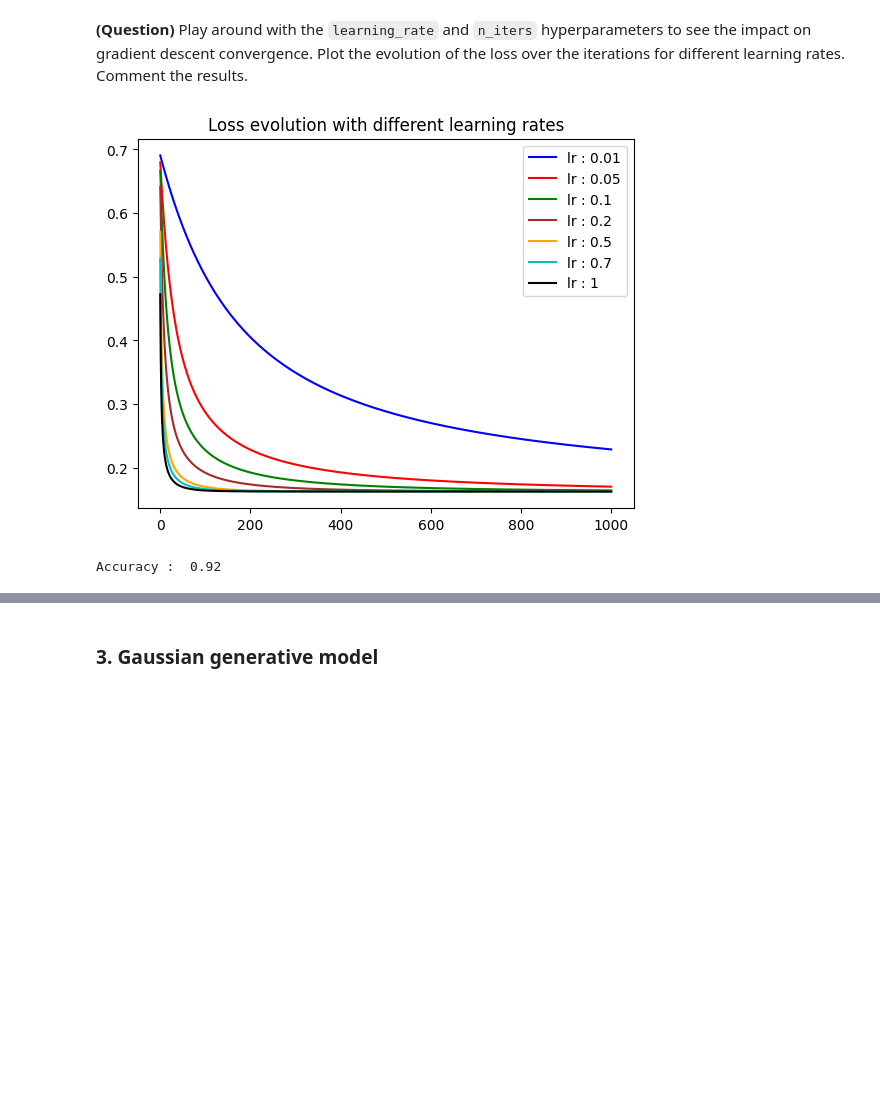
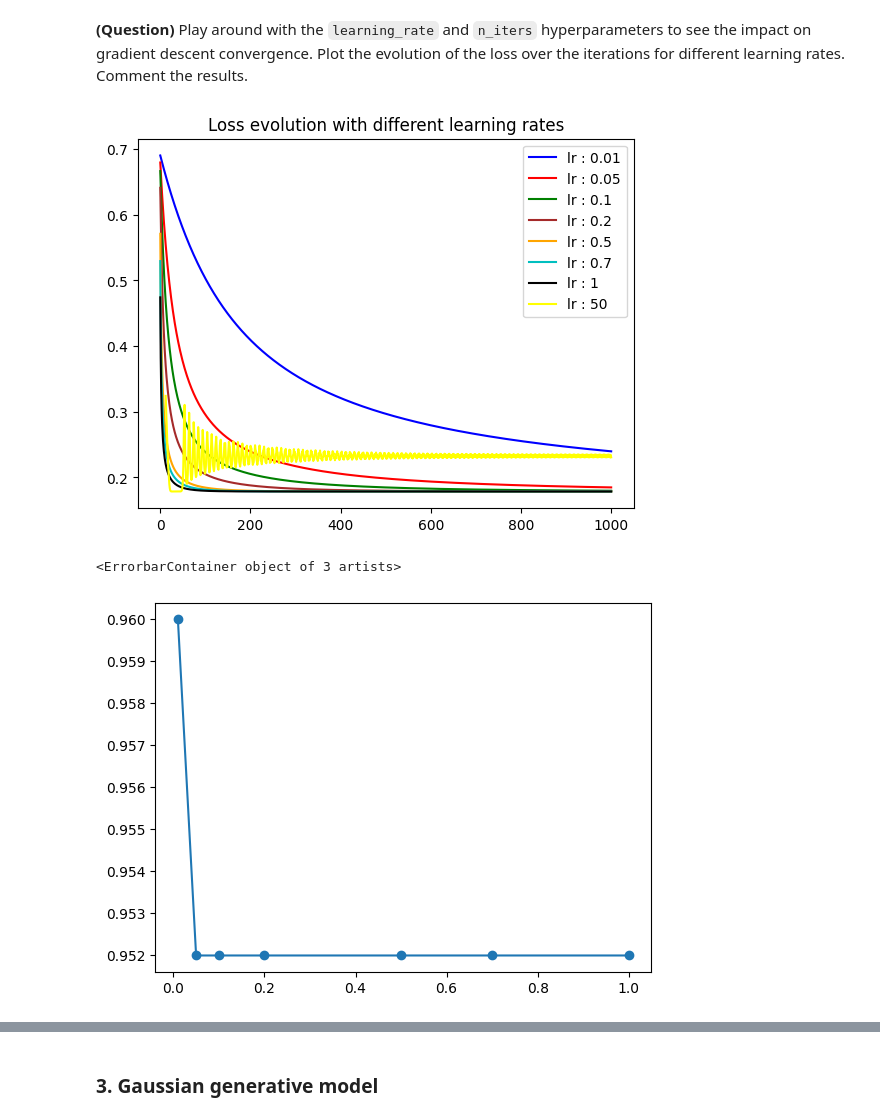
Before and after one commit to FaroukSoufary/IS318-Machine-Learning, a Jupyter notebook: ml-tp2-bflast.ipynb, the cells around one changed output, grey strips where cells are left out. Saved outputs shown, nothing was run; the diff lists cells and outputs as text; code cells hidden in the pictures; blank space fills up the shorter version.

```diff
--- a/ml-tp2-bflast.ipynb
+++ b/ml-tp2-bflast.ipynb
@@ -76,8 +76,8 @@ print(X.shape)
 # %%
 mask = np.linspace(0,1,X.shape[0]) < 0.75
 
-indices = np.arange(0,X.shape[0])
-shuffled_indices = np.random.shuffle(indices)
+shuffled_indices = np.arange(0,X.shape[0])
+np.random.shuffle(shuffled_indices)
 
 X = X[shuffled_indices]
 y = y[shuffled_indices]
@@ -109,7 +111,7 @@ class LogisticRegression():
         self.learning_rate = learning_rate
         self.n_iters = n_iters
         self.loss_hist = []
-        self.w = np.zeros((3,1))
+        self.w = None
 
     def sigmoid(self, x):
         # YOUR CODE HERE
@@ -131,6 +133,7 @@ class LogisticRegression():
 
     def predict(self, X):
         # YOUR CODE HERE
+        # computes the array of probabilities
         return np.array([0 if elt < 0.5 else 1 for elt in self.sigmoid(X @ self.w)])
 # %% [markdown]
 **(Question)** Apply your logistic regression model with default arguments to our synthetic dataset. Report the classification accuracy on the training and validation sets.
@@ -185,30 +183,26 @@ Plot the evolution of the loss over the iterations for different learning rates.
 Comment the results.
 # %%
 # YOUR CODE HERE
-l_rates = [0.01,0.05,0.1,0.2,0.5,0.7,1]
-colors = ['b','r','g','brown','orange','c','black']
+l_rates = [0.01,0.05,0.1,0.2,0.5,0.7,1,50]
+colors = ['b','r','g','brown','orange','c','black','yellow','brown']
 x = np.linspace(0,1000,1000)
 loss_hists = []
+accs = []
 for i in range(len(l_rates)):
     model = LogisticRegression(learning_rate=l_rates[i])
     model.fit(X_train, y_train)
     loss_hists.append(model.loss_hist)
     plt.plot(x,model.loss_hist, color=colors[i], label=f'lr : {l_rates[i]}')
+    y_pred = model.predict(X_test)
+    accs.append(accuracy_score(y_test, y_pred))
 
 plt.title('Loss evolution with different learning rates')
 plt.legend()
 plt.show()
+
+plt.errorbar(l_rates[:-1], accs[:-1], fmt='o-')
 # %% [output]
-[figure, old version]
+[figure, new version]
+<ErrorbarContainer object of 3 artists>
+[figure, added]
-# %%
-
-best_model = LogisticRegression(learning_rate=0.001, n_iters=100)
-
-best_model.fit(X_train, y_train)
-
-y_pred_best = best_model.predict(X_test)
-
-print("Accuracy : ", accuracy_score(y_test, y_pred_best))
-# %% [output]
-Accuracy :  0.92
 # %% [markdown]
```
Also changed, not shown: parts of 13 cells of this notebook.
